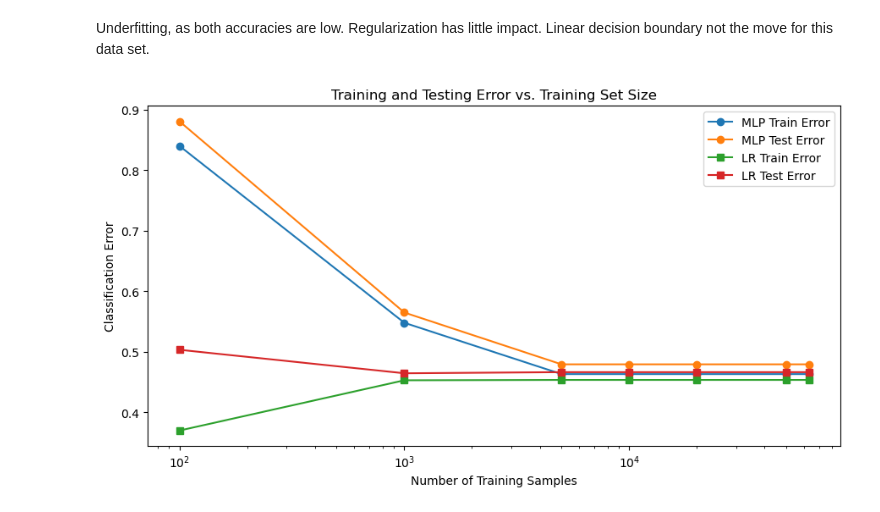
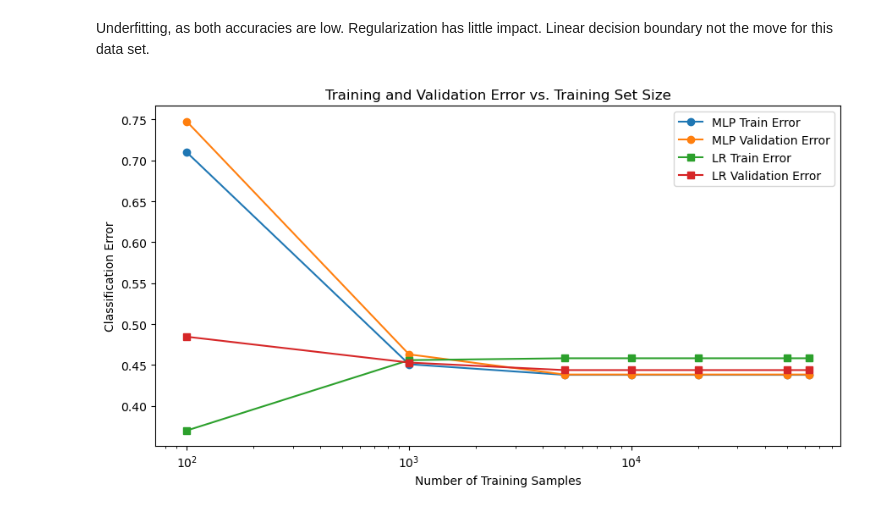
Before and after one commit to mxxntiny/ML_winter26, a Jupyter notebook: ML_project.ipynb, the cells around one changed output. Drawn from its saved outputs; the diff is of its cells as text; code cells hidden in the pictures.

```diff
--- a/ML_project.ipynb
+++ b/ML_project.ipynb
@@ -132,19 +150,24 @@ Overfitting at smaller k values, begins to overfit at k=150.
 Since accuracies are at around 50%, we can tell this isn't a good classifier for the data.
 # %%
 
+
 k_vals = [1, 3, 5, 10, 25, 50, 100, 200, 500, 1000]
+
 train_acc = []
-test_acc = []
+val_acc = []
 
 for k in k_vals:
     knn = KNeighborsClassifier(n_neighbors=k)
-    knn.fit(X_tr, y_tr)   # preferably scaled full features
+    knn.fit(X_tr, y_tr)
+
     train_acc.append(knn.score(X_tr, y_tr))
-    test_acc.append(knn.score(X_te, y_te))
+    val_acc.append(knn.score(X_val, y_val))
 
+# plot
 plt.figure(figsize=(6,4))
 plt.plot(k_vals, train_acc, marker='o', label='train')
-plt.plot(k_vals, test_acc, marker='o', label='test')
+plt.plot(k_vals, val_acc, marker='o', label='validation')
+
 plt.xlabel('k')
 plt.ylabel('accuracy')
 plt.title('kNN accuracy vs k')
@@ -159,5 +182,6 @@ Can see underfitting at the start and overfitting at the end. Same conclusion as
 scaler = StandardScaler()
 
 X_tr = scaler.fit_transform(X_tr)
+X_val = scaler.transform(X_val)
 X_te = scaler.transform(X_te)
 # %%
@@ -213,40 +293,51 @@ Linear decision boundary not the move for this data set.
 # %%
 # learning curves w/ neural network
 n_tr_values = [100, 1000, 5000, 10000, 20000, 50000, 63000]
 
 mlp_train_errors = []
-mlp_test_errors = []
+mlp_val_errors = []
 lr_train_errors = []
-lr_test_errors = []
+lr_val_errors = []
 
 for i in n_tr_values:
     X_train_sub = X_tr[:i]
     y_train_sub = y_tr[:i]
 
-    mlp = MLPClassifier(hidden_layer_sizes=(64,), activation='relu',
-                        solver='sgd', learning_rate_init=0.001
-                        , max_iter=1000, early_stopping=True, random_state=seed)
+    # MLP
+    mlp = MLPClassifier(
+        hidden_layer_sizes=(64,),
+        activation='relu',
+        solver='adam',
+        max_iter=1000,
+        early_stopping=True,
+        random_state=seed
+    )
     mlp.fit(X_train_sub, y_train_sub)
+
     mlp_train_errors.append(1 - mlp.score(X_train_sub, y_train_sub))
-    mlp_test_errors.append(1 - mlp.score(X_te, y_te))
+    mlp_val_errors.append(1 - mlp.score(X_val, y_val))
 
+    # Logistic Regression
     lr = LogisticRegression(random_state=seed)
     lr.fit(X_train_sub, y_train_sub)
+
     lr_train_errors.append(1 - lr.score(X_train_sub, y_train_sub))
-    lr_test_errors.append(1 - lr.score(X_te, y_te))
+    lr_val_errors.append(1 - lr.score(X_val, y_val))
 
+# plot
 plt.figure(figsize=(9, 5))
 plt.plot(n_tr_values, mlp_train_errors, marker='o', label='MLP Train Error')
-plt.plot(n_tr_values, mlp_test_errors, marker='o', label='MLP Test Error')
+plt.plot(n_tr_values, mlp_val_errors, marker='o', label='MLP Validation Error')
 plt.plot(n_tr_values, lr_train_errors, marker='s', label='LR Train Error')
-plt.plot(n_tr_values, lr_test_errors, marker='s', label='LR Test Error')
+plt.plot(n_tr_values, lr_val_errors, marker='s', label='LR Validation Error')
+
 plt.xscale('log')
 plt.xlabel('Number of Training Samples')
 plt.ylabel('Classification Error')
-plt.title('Training and Testing Error vs. Training Set Size')
+plt.title('Training and Validation Error vs. Training Set Size')
 plt.legend()
 plt.tight_layout()
 plt.show()
 # %% [output]
-[figure, old version]
+[figure, new version]
 # %%
```
Also changed, not shown: parts of 8 cells of this notebook.
